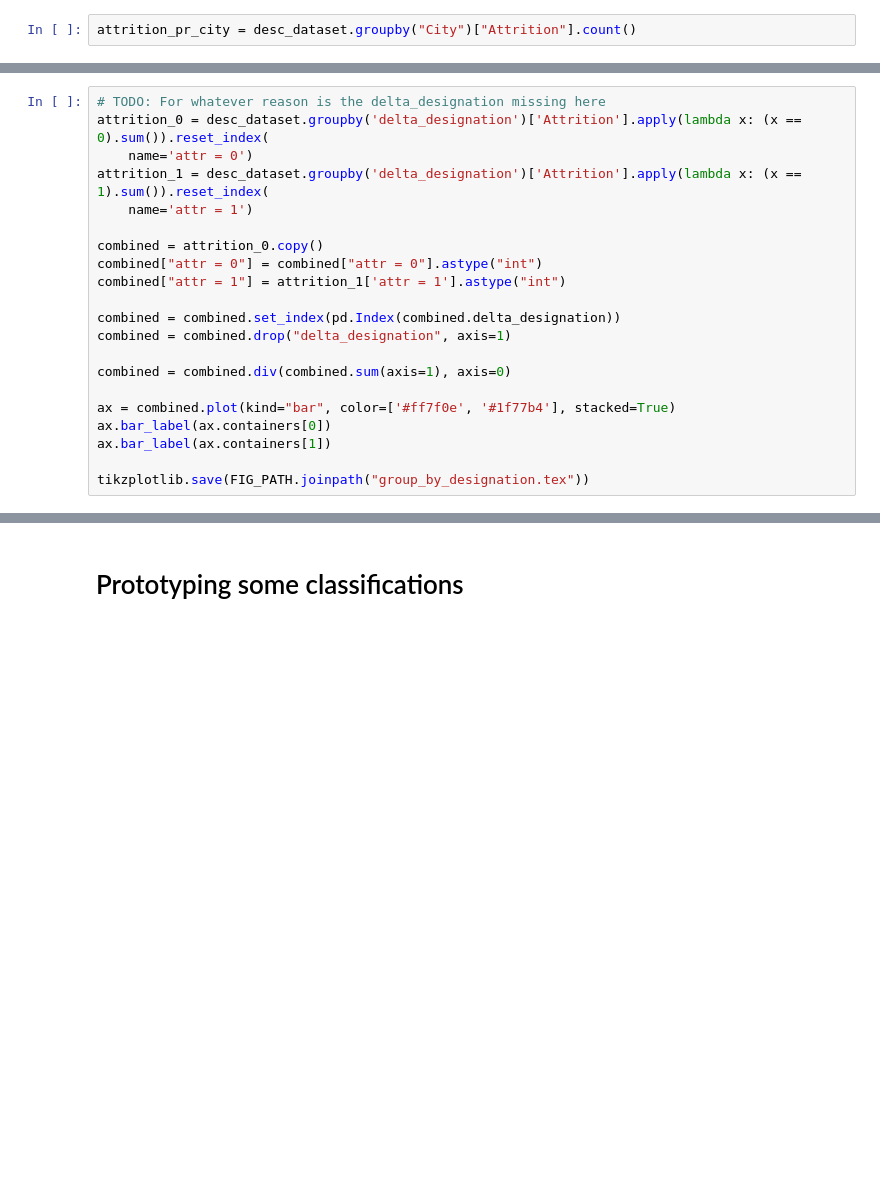
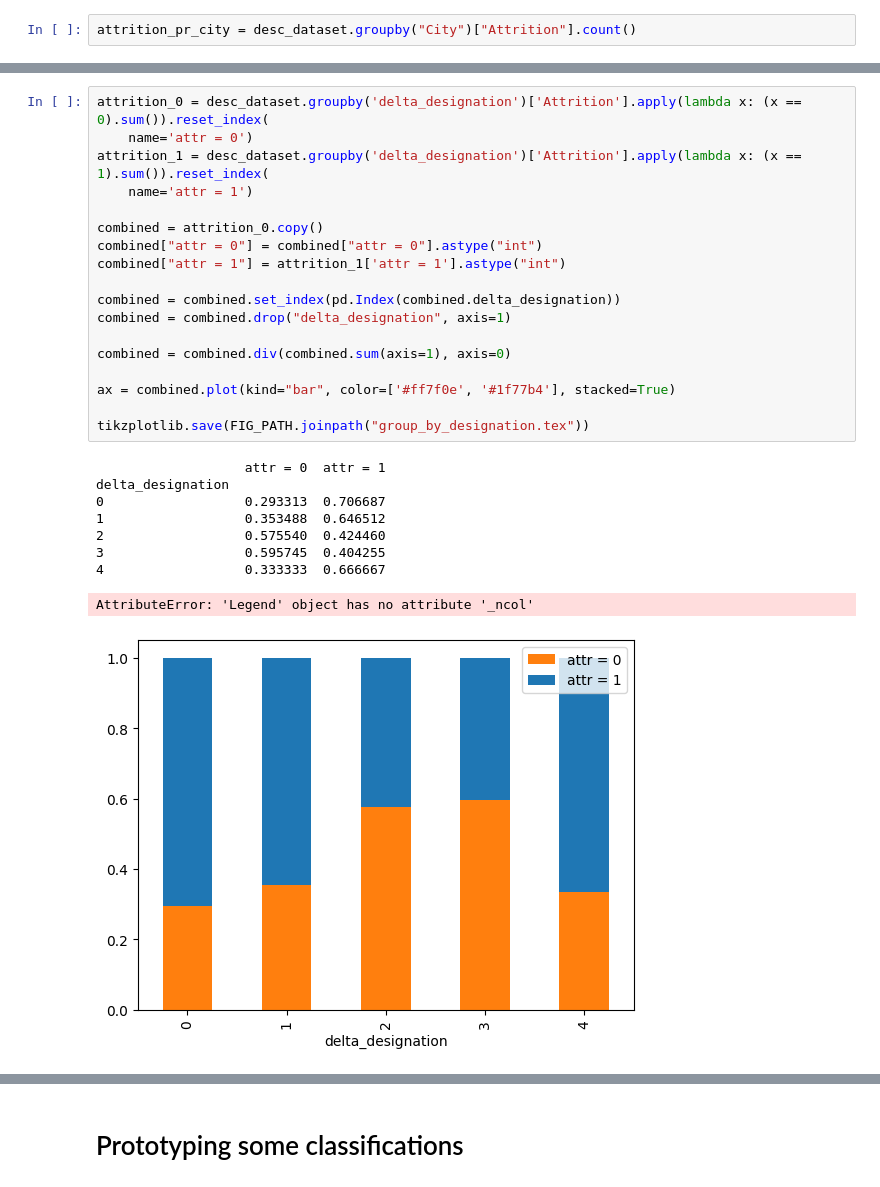
Before and after one commit to MathiasBjorgum/Project, a Jupyter notebook: tdt4259_project_notebook.ipynb, the cells around one changed output, grey strips where cells are left out. Drawn from its saved outputs; the diff is of its cells as text; blank space fills up the shorter version.

Commit message:
remove labels in diagram

```diff
--- a/tdt4259_project_notebook.ipynb
+++ b/tdt4259_project_notebook.ipynb
@@ -86,24 +103,31 @@ tikzplotlib.save(FIG_PATH.joinpath("group_by_education.tex"))
 # %%
-# TODO: For whatever reason is the delta_designation missing here
 attrition_0 = desc_dataset.groupby('delta_designation')['Attrition'].apply(lambda x: (x == 0).sum()).reset_index(
     name='attr = 0')
 attrition_1 = desc_dataset.groupby('delta_designation')['Attrition'].apply(lambda x: (x == 1).sum()).reset_index(
     name='attr = 1')
 
 combined = attrition_0.copy()
 combined["attr = 0"] = combined["attr = 0"].astype("int")
 combined["attr = 1"] = attrition_1['attr = 1'].astype("int")
 
 combined = combined.set_index(pd.Index(combined.delta_designation))
 combined = combined.drop("delta_designation", axis=1)
 
 combined = combined.div(combined.sum(axis=1), axis=0)
 
 ax = combined.plot(kind="bar", color=['#ff7f0e', '#1f77b4'], stacked=True)
-ax.bar_label(ax.containers[0])
-ax.bar_label(ax.containers[1])
 
 tikzplotlib.save(FIG_PATH.joinpath("group_by_designation.tex"))
+# %% [output]
+                   attr = 0  attr = 1
+delta_designation
+0                  0.293313  0.706687
+1                  0.353488  0.646512
+2                  0.575540  0.424460
+3                  0.595745  0.404255
+4                  0.333333  0.666667
+AttributeError: 'Legend' object has no attribute '_ncol'
+[figure, added]
 # %%
 attrition_0 = desc_dataset.groupby('salary_bin')['Attrition'].apply(lambda x: (x == 0).sum()).reset_index(
     name='attr = 0')
```
Also changed, not shown: parts of 5 cells of this notebook.
